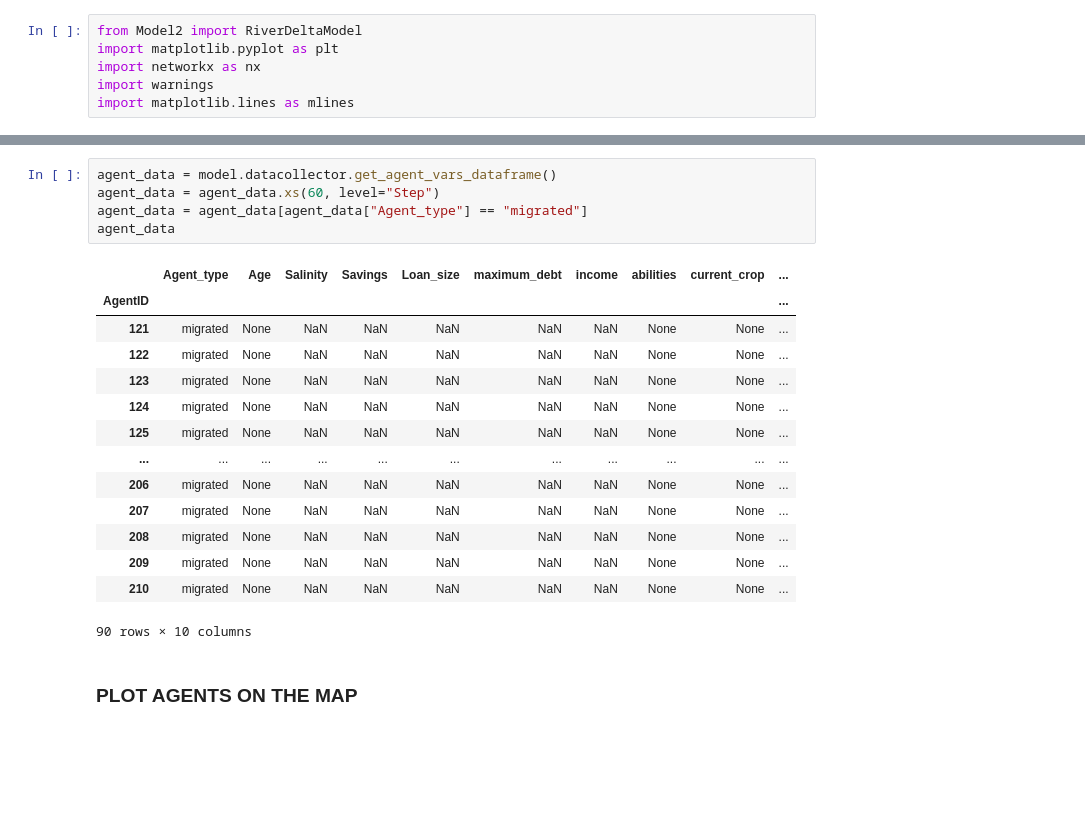
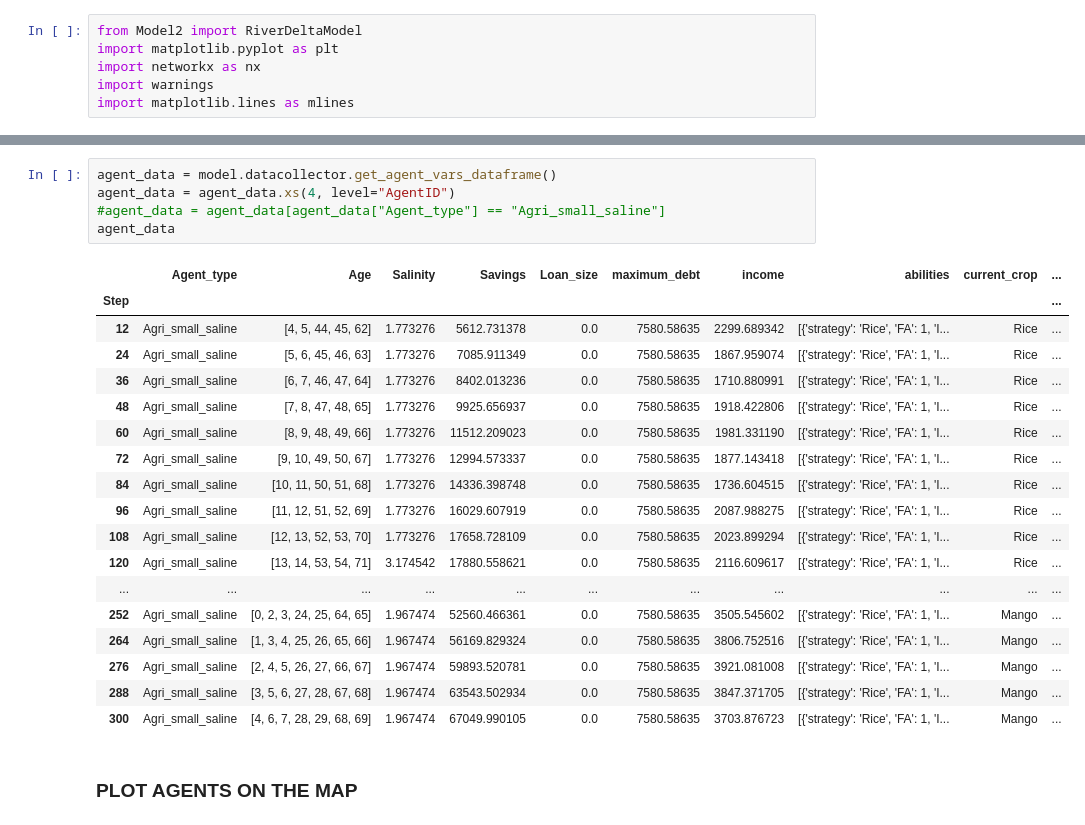
Before and after one commit to Juliettevanalst/Thesis, a Jupyter notebook: model_run2.ipynb, the cells around one changed output, grey strips where cells are left out. Saved outputs shown, nothing was run; the diff lists cells and outputs as text; blank space fills up the shorter version.

```diff
--- a/model_run2.ipynb
+++ b/model_run2.ipynb
@@ -34,23 +34,27 @@ shock is happening!!
 # %%
 agent_data = model.datacollector.get_agent_vars_dataframe()
-agent_data = agent_data.xs(60, level="Step")
-agent_data = agent_data[agent_data["Agent_type"] == "migrated"]
+agent_data = agent_data.xs(4, level="AgentID")
+#agent_data = agent_data[agent_data["Agent_type"] == "Agri_small_saline"]
 agent_data
 # %% [output]
 |  | Agent_type | Age | Salinity | Savings | Loan_size | maximum_debt | income | abilities | current_crop | ... |
-| AgentID |  |  |  |  |  |  |  |  |  | ... |
-| 121 | migrated | None | NaN | NaN | NaN | NaN | NaN | None | None | ... |
-| 122 | migrated | None | NaN | NaN | NaN | NaN | NaN | None | None | ... |
-| 123 | migrated | None | NaN | NaN | NaN | NaN | NaN | None | None | ... |
-| 124 | migrated | None | NaN | NaN | NaN | NaN | NaN | None | None | ... |
-| 125 | migrated | None | NaN | NaN | NaN | NaN | NaN | None | None | ... |
+| Step |  |  |  |  |  |  |  |  |  | ... |
+| 12 | Agri_small_saline | [4, 5, 44, 45, 62] | 1.773276 | 5612.731378 | 0.0 | 7580.58635 | 2299.689342 | [{'strategy': 'Rice', 'FA': 1, 'I... | Rice | ... |
+| 24 | Agri_small_saline | [5, 6, 45, 46, 63] | 1.773276 | 7085.911349 | 0.0 | 7580.58635 | 1867.959074 | [{'strategy': 'Rice', 'FA': 1, 'I... | Rice | ... |
+| 36 | Agri_small_saline | [6, 7, 46, 47, 64] | 1.773276 | 8402.013236 | 0.0 | 7580.58635 | 1710.880991 | [{'strategy': 'Rice', 'FA': 1, 'I... | Rice | ... |
+| 48 | Agri_small_saline | [7, 8, 47, 48, 65] | 1.773276 | 9925.656937 | 0.0 | 7580.58635 | 1918.422806 | [{'strategy': 'Rice', 'FA': 1, 'I... | Rice | ... |
+| 60 | Agri_small_saline | [8, 9, 48, 49, 66] | 1.773276 | 11512.209023 | 0.0 | 7580.58635 | 1981.331190 | [{'strategy': 'Rice', 'FA': 1, 'I... | Rice | ... |
+| 72 | Agri_small_saline | [9, 10, 49, 50, 67] | 1.773276 | 12994.573337 | 0.0 | 7580.58635 | 1877.143418 | [{'strategy': 'Rice', 'FA': 1, 'I... | Rice | ... |
+| 84 | Agri_small_saline | [10, 11, 50, 51, 68] | 1.773276 | 14336.398748 | 0.0 | 7580.58635 | 1736.604515 | [{'strategy': 'Rice', 'FA': 1, 'I... | Rice | ... |
+| 96 | Agri_small_saline | [11, 12, 51, 52, 69] | 1.773276 | 16029.607919 | 0.0 | 7580.58635 | 2087.988275 | [{'strategy': 'Rice', 'FA': 1, 'I... | Rice | ... |
+| 108 | Agri_small_saline | [12, 13, 52, 53, 70] | 1.773276 | 17658.728109 | 0.0 | 7580.58635 | 2023.899294 | [{'strategy': 'Rice', 'FA': 1, 'I... | Rice | ... |
+| 120 | Agri_small_saline | [13, 14, 53, 54, 71] | 3.174542 | 17880.558621 | 0.0 | 7580.58635 | 2116.609617 | [{'strategy': 'Rice', 'FA': 1, 'I... | Rice | ... |
 | ... | ... | ... | ... | ... | ... | ... | ... | ... | ... | ... |
-| 206 | migrated | None | NaN | NaN | NaN | NaN | NaN | None | None | ... |
-| 207 | migrated | None | NaN | NaN | NaN | NaN | NaN | None | None | ... |
-| 208 | migrated | None | NaN | NaN | NaN | NaN | NaN | None | None | ... |
-| 209 | migrated | None | NaN | NaN | NaN | NaN | NaN | None | None | ... |
-| 210 | migrated | None | NaN | NaN | NaN | NaN | NaN | None | None | ... |
+| 252 | Agri_small_saline | [0, 2, 3, 24, 25, 64, 65] | 1.967474 | 52560.466361 | 0.0 | 7580.58635 | 3505.545602 | [{'strategy': 'Rice', 'FA': 1, 'I... | Mango | ... |
+| 264 | Agri_small_saline | [1, 3, 4, 25, 26, 65, 66] | 1.967474 | 56169.829324 | 0.0 | 7580.58635 | 3806.752516 | [{'strategy': 'Rice', 'FA': 1, 'I... | Mango | ... |
+| 276 | Agri_small_saline | [2, 4, 5, 26, 27, 66, 67] | 1.967474 | 59893.520781 | 0.0 | 7580.58635 | 3921.081008 | [{'strategy': 'Rice', 'FA': 1, 'I... | Mango | ... |
+| 288 | Agri_small_saline | [3, 5, 6, 27, 28, 67, 68] | 1.967474 | 63543.502934 | 0.0 | 7580.58635 | 3847.371705 | [{'strategy': 'Rice', 'FA': 1, 'I... | Mango | ... |
+| 300 | Agri_small_saline | [4, 6, 7, 28, 29, 68, 69] | 1.967474 | 67049.990105 | 0.0 | 7580.58635 | 3703.876723 | [{'strategy': 'Rice', 'FA': 1, 'I... | Mango | ... |
-90 rows × 10 columns
 # %% [markdown]
 ### PLOT AGENTS ON THE MAP
 # %%
```
Also changed, not shown: parts of 1 cell of this notebook, 2 other files.
